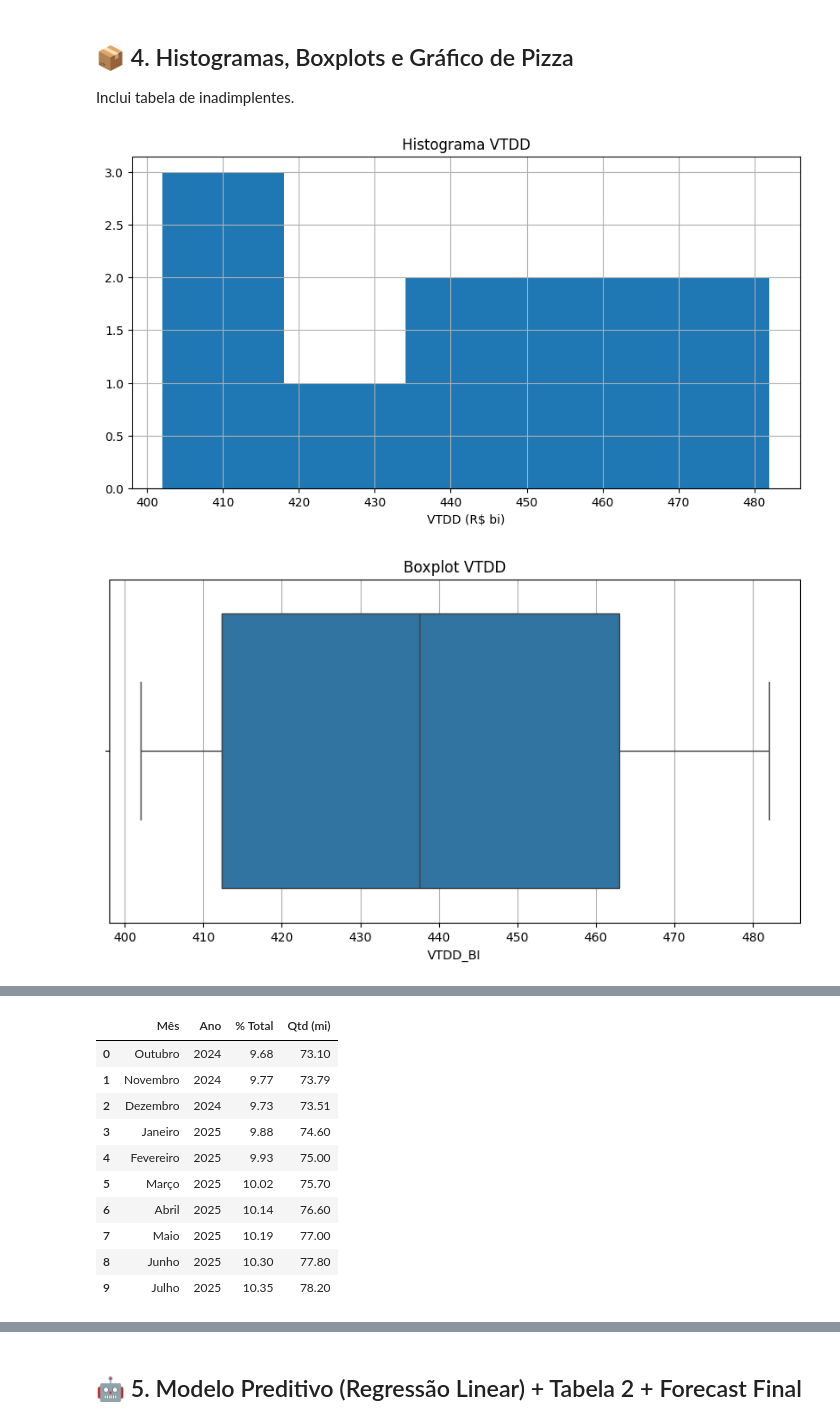
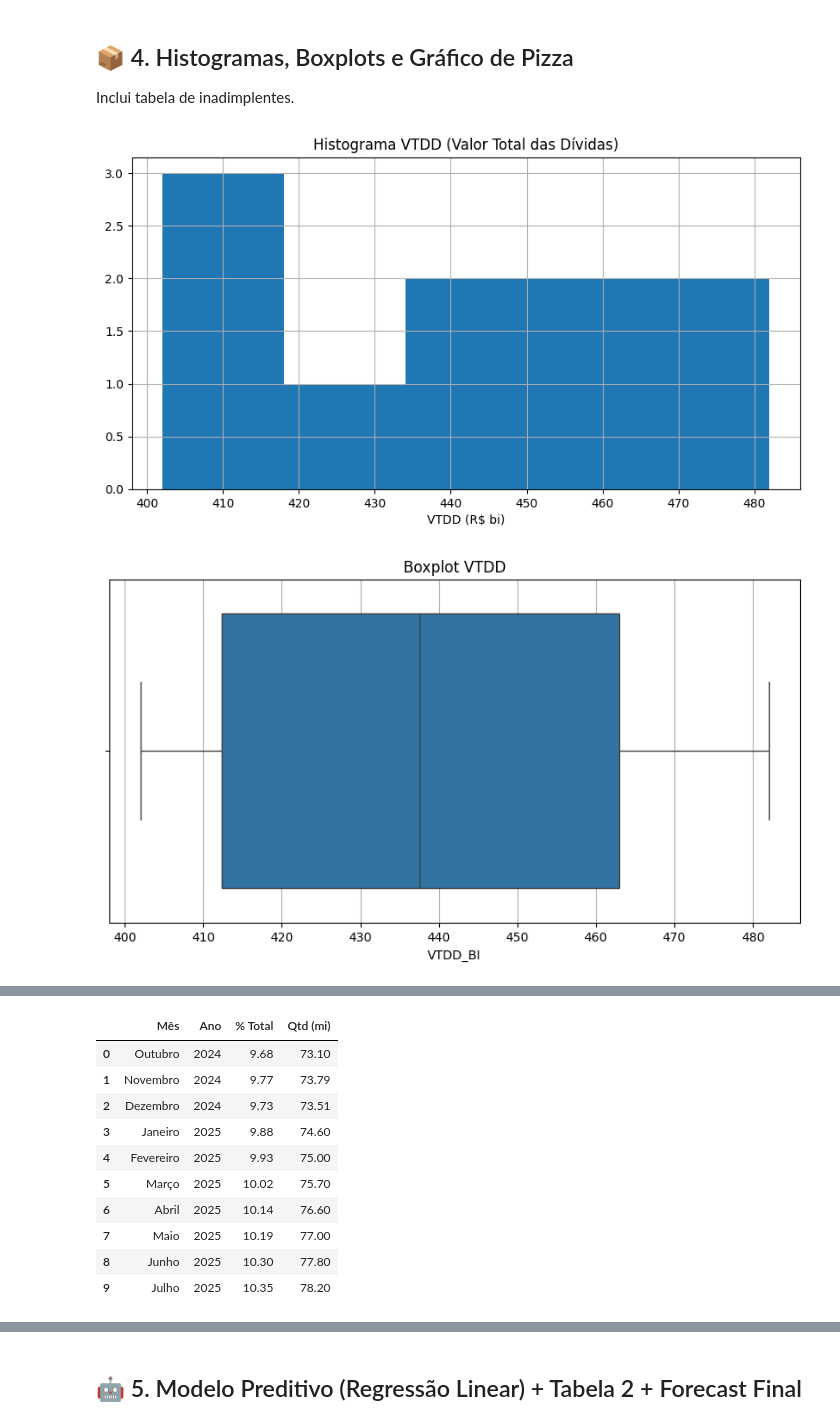
Before and after one commit to GrupoMackenzie/ProjetoAplicado02-DataScience-Mackenzie-2025, a Jupyter notebook: notebooks/EDA_Serasa.ipynb, the cells around one changed output, grey strips where cells are left out. Cells and saved outputs as stored; diff of their text form; code cells hidden in the pictures.

```diff
--- a/notebooks/EDA_Serasa.ipynb
+++ b/notebooks/EDA_Serasa.ipynb
@@ -19,22 +19,3 @@ Este notebook executa todo o pipeline:
 ---
 # %% [markdown]
 Carregar o dataset
-# %%
-import requests
-from pathlib import Path
-
-DATA_URL = "https://raw.githubusercontent.com/GrupoMackenzie/ProjetoAplicado02-DataScience-Mackenzie-2025/master/datasets/serasa.csv"
-
-# Create the datasets directory if it doesn't exist
-DATA_PATH = Path('./datasets')
-DATA_PATH.mkdir(exist_ok=True)
-
-# Download the file
-file_path = DATA_PATH / "serasa.csv"
-response = requests.get(DATA_URL)
-response.raise_for_status() # Raise an HTTPError for bad responses (4xx or 5xx)
-
-with open(file_path, "wb") as f:
-    f.write(response.content)
-
-print(f"Dataset downloaded successfully to {file_path}")
@@ -53,7 +32,7 @@ from sklearn.metrics import r2_score, mean_squared_error
 
 # Configuração de caminhos em Notebook
 BASE_DIR = Path().resolve()
-DATA_PATH = BASE_DIR / "datasets" / "serasa.csv"
+DATA_PATH = "https://raw.githubusercontent.com/GrupoMackenzie/ProjetoAplicado02-DataScience-Mackenzie-2025/master/datasets/serasa.csv"
 FIG_DIR = BASE_DIR / "figures"
 FIG_DIR.mkdir(exist_ok=True, parents=True)
 
@@ -216,7 +195,7 @@ Inclui tabela de inadimplentes.
 # %%
 def plot_histograms_boxplots(df):
     plt.hist(df["VTDD_BI"], bins=5)
-    plt.title("Histograma VTDD")
+    plt.title("Histograma VTDD (Valor Total das Dívidas)")
     plt.xlabel("VTDD (R$ bi)")
     plt.show()
 
@@ -235,34 +214,34 @@ def build_inadimplentes_table(df):
     total = df["INADIMPLENTES_MI"].sum()
     linhas = []
 
     for _, row in df.iterrows():
         per = row["PERIODO"]
         mes, yy = per.split("/")
         nome = MESES_FULL[mes]
         ano = 2000 + int(yy)
         pct = 100 * row["INADIMPLENTES_MI"] / total
         linhas.append({
             "Mês": nome,
             "Ano": ano,
             "% Total": round(pct, 2),
             "Qtd (mi)": row["INADIMPLENTES_MI"]
         })
 
     tab = pd.DataFrame(linhas)
     display(tab)
     return tab
 
 tab_inad = build_inadimplentes_table(df)
 
 def plot_inadimplentes_pie(df):
     plt.figure(figsize=(8, 8))
     plt.pie(df["INADIMPLENTES_MI"], labels=df["PERIODO_FULL"], autopct="%1.1f%%")
     plt.title("Distribuição dos Inadimplentes")
     plt.show()
 
 plot_inadimplentes_pie(df)
 # %% [output]
-[figure, old version]
+[figure, new version]
 [figure]
 [figure]
 |  | Mês | Ano | % Total | Qtd (mi) |
```
Also changed, not shown: parts of 1 cell of this notebook.
